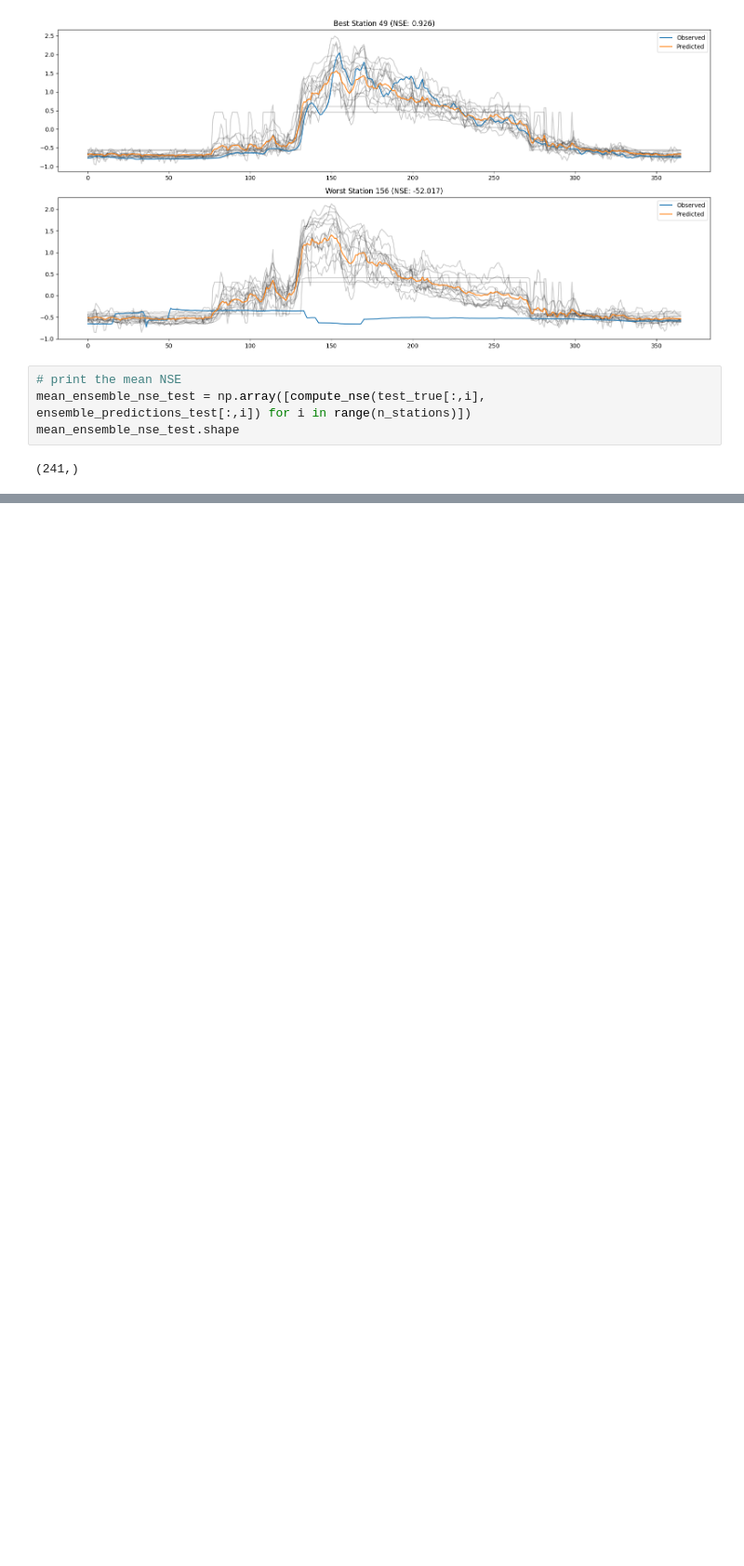
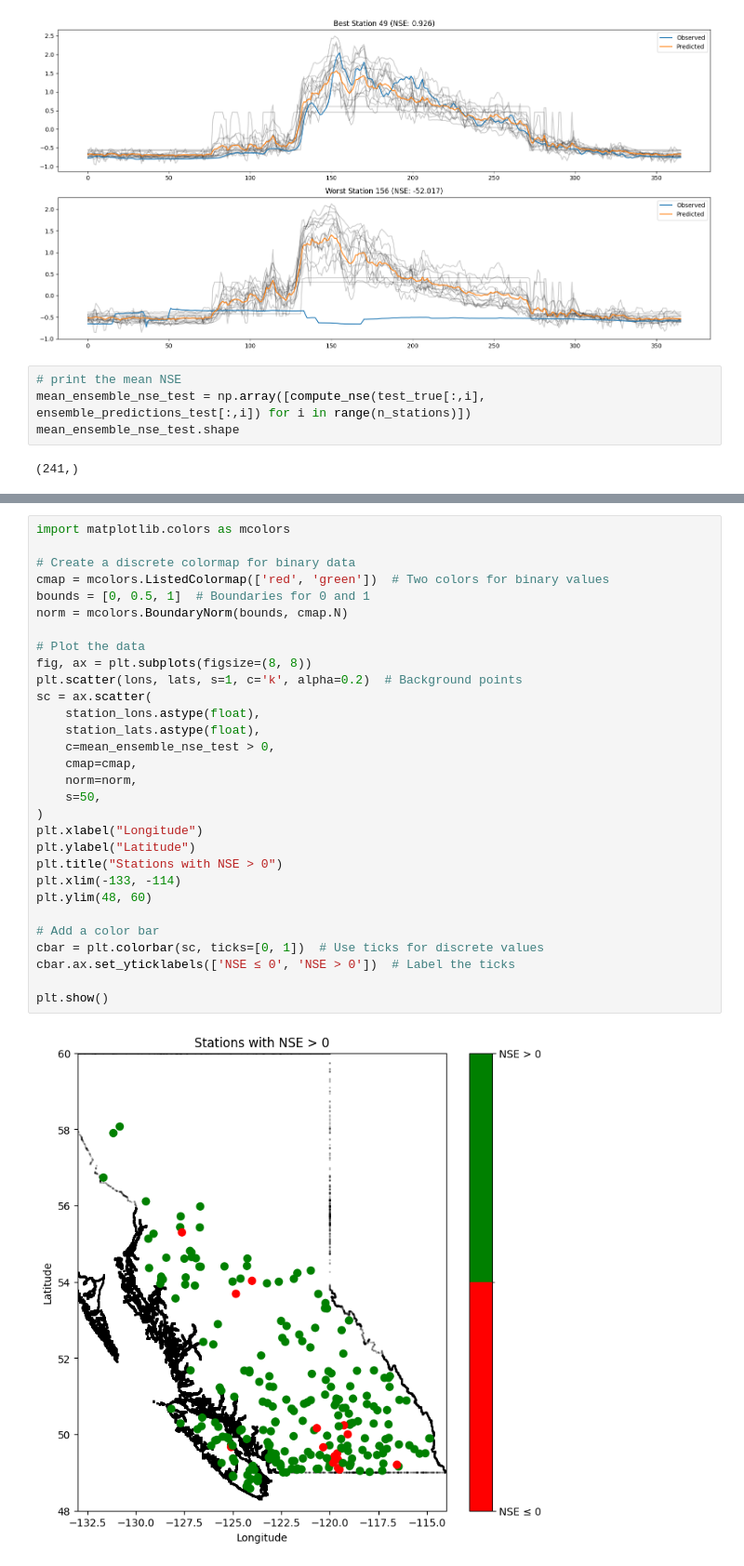
Before and after one commit to TWilson05/EOSC-410-Final-Project, a Jupyter notebook: CNN-LSTM.ipynb, the cells around one changed output, grey strips where cells are left out. Shown at 93% size. Saved outputs shown, nothing was run; the diff lists cells and outputs as text; blank space fills up the shorter version.

```diff
--- a/CNN-LSTM.ipynb
+++ b/CNN-LSTM.ipynb
@@ -575,0 +620,32 @@ plt.show()
+# %%
+import matplotlib.colors as mcolors
+
+# Create a discrete colormap for binary data
+cmap = mcolors.ListedColormap(['red', 'green'])  # Two colors for binary values
+bounds = [0, 0.5, 1]  # Boundaries for 0 and 1
+norm = mcolors.BoundaryNorm(bounds, cmap.N)
+
+# Plot the data
+fig, ax = plt.subplots(figsize=(8, 8))
+plt.scatter(lons, lats, s=1, c='k', alpha=0.2)  # Background points
+sc = ax.scatter(
+    station_lons.astype(float),
+    station_lats.astype(float),
+    c=mean_ensemble_nse_test > 0,
+    cmap=cmap,
+    norm=norm,
+    s=50,
+)
+plt.xlabel("Longitude")
+plt.ylabel("Latitude")
+plt.title("Stations with NSE > 0")
+plt.xlim(-133, -114)
+plt.ylim(48, 60)
+
+# Add a color bar
+cbar = plt.colorbar(sc, ticks=[0, 1])  # Use ticks for discrete values
+cbar.ax.set_yticklabels(['NSE ≤ 0', 'NSE > 0'])  # Label the ticks
+
+plt.show()
+# %% [output]
+[figure, added]
```
Also changed, not shown: parts of 19 cells of this notebook.
